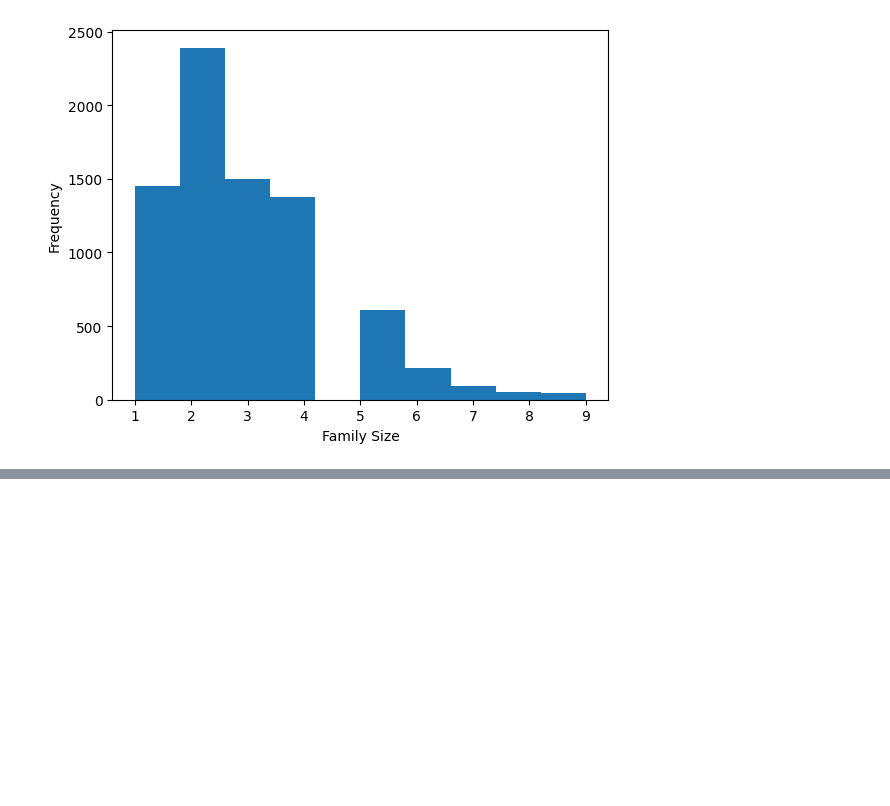
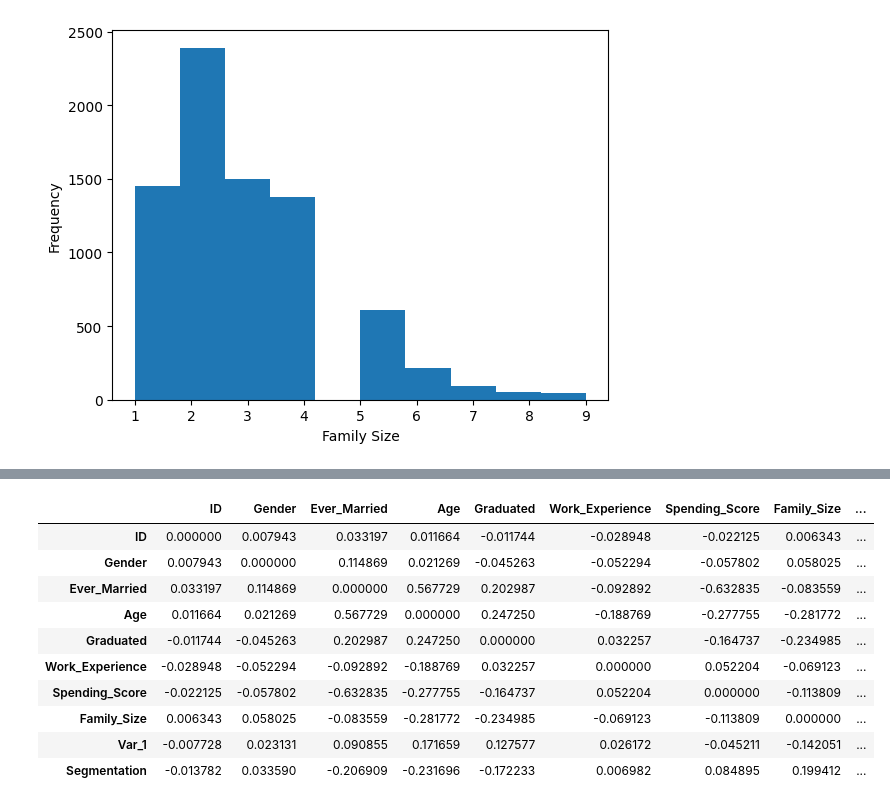
Before and after one commit to SkylerSG/MSASkylerSGPhase2, a Jupyter notebook: classificationdataset.ipynb, the cells around one changed output, grey strips where cells are left out. Drawn from its saved outputs; the diff is of its cells as text; code cells hidden in the pictures; blank space fills up the shorter version.

```diff
--- a/classificationdataset.ipynb
+++ b/classificationdataset.ipynb
@@ -114,0 +166,29 @@ See the caveats in the documentation: https://pandas.pydata.org/pandas-docs/stab
+# %%
+numerical_data_only = drop_blanks_preprocessed.drop('Profession', axis=1)
+correlation_set_classification = numerical_data_only.corr(method='pearson', min_periods=1)
+def set_zero(column):
+    correlation_set_classification.loc[str(column),str(column)] = 0
+set_zero("ID")
+set_zero("Gender")
+set_zero("Ever_Married")
+set_zero("Age")
+set_zero("Graduated")
+set_zero("Work_Experience")
+set_zero("Spending_Score")
+set_zero("Family_Size")
+set_zero("Var_1")
+set_zero("Segmentation")
+abs_correlation = correlation_set_classification.abs() # Absolute Values
+correlation_set_classification.style.highlight_max(color = 'blue', axis = 0)
+# %% [output]
+|  | ID | Gender | Ever_Married | Age | Graduated | Work_Experience | Spending_Score | Family_Size | ... |
+| ID | 0.000000 | 0.007943 | 0.033197 | 0.011664 | -0.011744 | -0.028948 | -0.022125 | 0.006343 | ... |
+| Gender | 0.007943 | 0.000000 | 0.114869 | 0.021269 | -0.045263 | -0.052294 | -0.057802 | 0.058025 | ... |
+| Ever_Married | 0.033197 | 0.114869 | 0.000000 | 0.567729 | 0.202987 | -0.092892 | -0.632835 | -0.083559 | ... |
+| Age | 0.011664 | 0.021269 | 0.567729 | 0.000000 | 0.247250 | -0.188769 | -0.277755 | -0.281772 | ... |
+| Graduated | -0.011744 | -0.045263 | 0.202987 | 0.247250 | 0.000000 | 0.032257 | -0.164737 | -0.234985 | ... |
+| Work_Experience | -0.028948 | -0.052294 | -0.092892 | -0.188769 | 0.032257 | 0.000000 | 0.052204 | -0.069123 | ... |
+| Spending_Score | -0.022125 | -0.057802 | -0.632835 | -0.277755 | -0.164737 | 0.052204 | 0.000000 | -0.113809 | ... |
+| Family_Size | 0.006343 | 0.058025 | -0.083559 | -0.281772 | -0.234985 | -0.069123 | -0.113809 | 0.000000 | ... |
+| Var_1 | -0.007728 | 0.023131 | 0.090855 | 0.171659 | 0.127577 | 0.026172 | -0.045211 | -0.142051 | ... |
+| Segmentation | -0.013782 | 0.033590 | -0.206909 | -0.231696 | -0.172233 | 0.006982 | 0.084895 | 0.199412 | ... |
```
Also changed, not shown: parts of 16 cells of this notebook, 4 other files.
